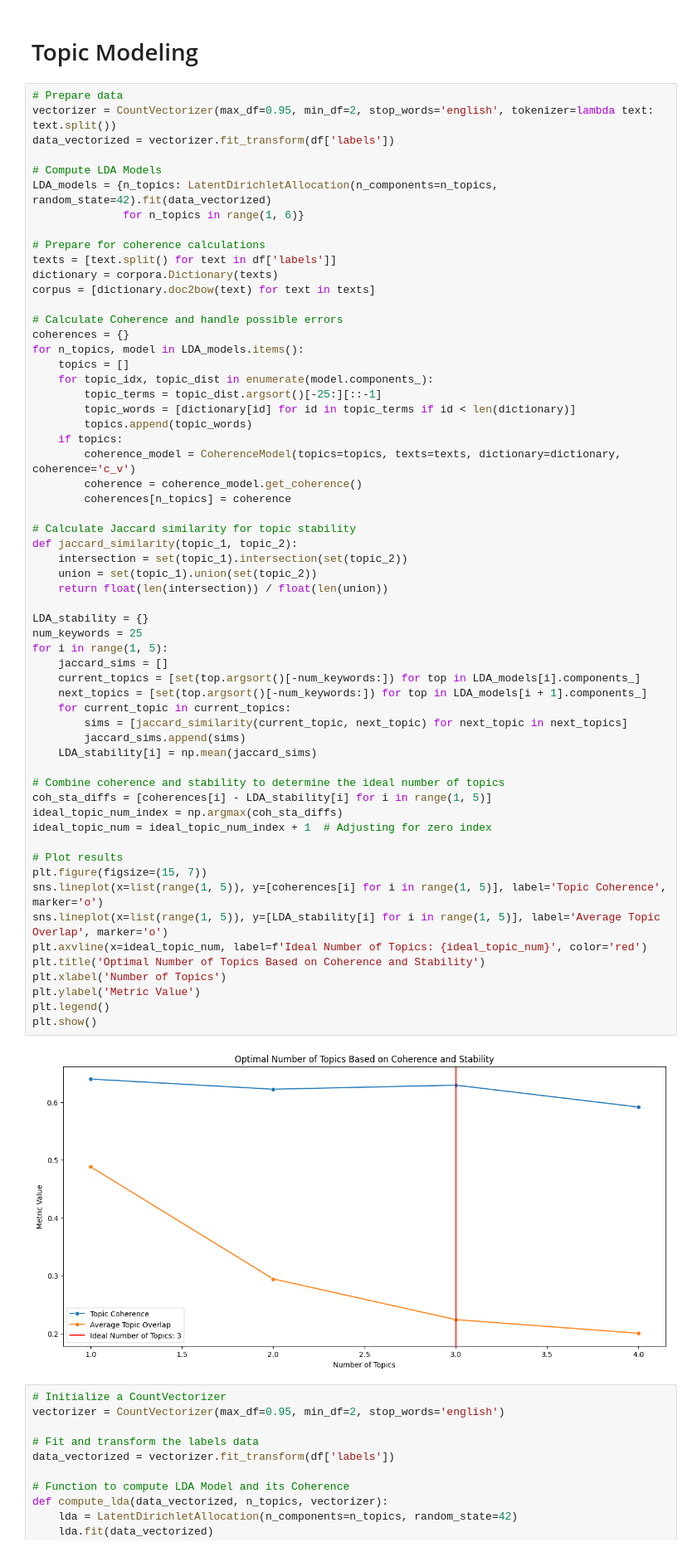
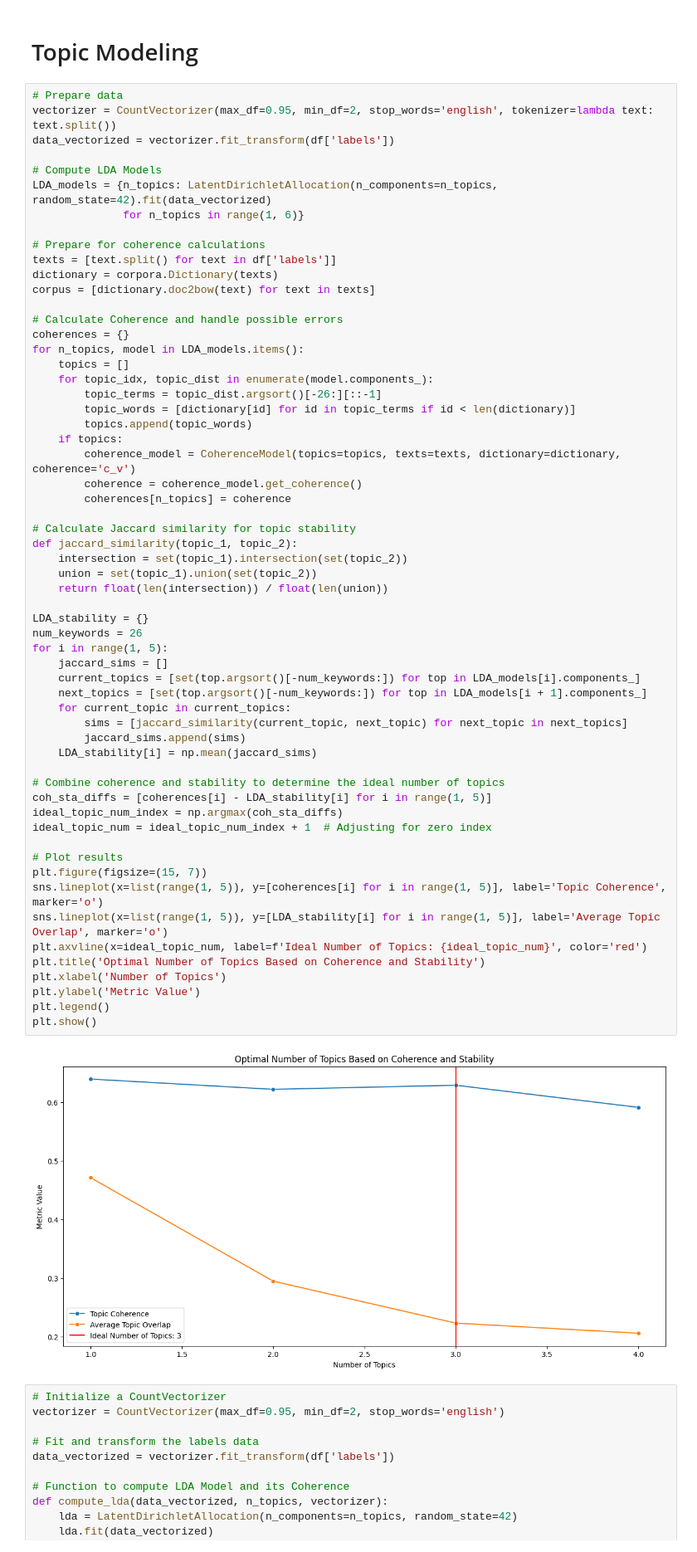
Before and after one commit to ItIsIvyLou/Social-Media-Analysis, a Jupyter notebook: Social_Media_Analysis_Project.ipynb, the cells around one changed output. Shown: that part at 83% size. Saved outputs shown, nothing was run; the diff lists cells and outputs as text.

```diff
--- a/Social_Media_Analysis_Project.ipynb
+++ b/Social_Media_Analysis_Project.ipynb
@@ -135,7 +135,7 @@ coherences = {}
 for n_topics, model in LDA_models.items():
     topics = []
     for topic_idx, topic_dist in enumerate(model.components_):
-        topic_terms = topic_dist.argsort()[-25:][::-1]
+        topic_terms = topic_dist.argsort()[-26:][::-1]
         topic_words = [dictionary[id] for id in topic_terms if id < len(dictionary)]
         topics.append(topic_words)
     if topics:
@@ -148,35 +148,35 @@ def jaccard_similarity(topic_1, topic_2):
     intersection = set(topic_1).intersection(set(topic_2))
     union = set(topic_1).union(set(topic_2))
     return float(len(intersection)) / float(len(union))
 
 LDA_stability = {}
-num_keywords = 25
+num_keywords = 26
 for i in range(1, 5):
     jaccard_sims = []
     current_topics = [set(top.argsort()[-num_keywords:]) for top in LDA_models[i].components_]
     next_topics = [set(top.argsort()[-num_keywords:]) for top in LDA_models[i + 1].components_]
     for current_topic in current_topics:
         sims = [jaccard_similarity(current_topic, next_topic) for next_topic in next_topics]
         jaccard_sims.append(sims)
     LDA_stability[i] = np.mean(jaccard_sims)
 
 # Combine coherence and stability to determine the ideal number of topics
 coh_sta_diffs = [coherences[i] - LDA_stability[i] for i in range(1, 5)]
 ideal_topic_num_index = np.argmax(coh_sta_diffs)
 ideal_topic_num = ideal_topic_num_index + 1  # Adjusting for zero index
 
 # Plot results
 plt.figure(figsize=(15, 7))
 sns.lineplot(x=list(range(1, 5)), y=[coherences[i] for i in range(1, 5)], label='Topic Coherence', marker='o')
 sns.lineplot(x=list(range(1, 5)), y=[LDA_stability[i] for i in range(1, 5)], label='Average Topic Overlap', marker='o')
 plt.axvline(x=ideal_topic_num, label=f'Ideal Number of Topics: {ideal_topic_num}', color='red')
 plt.title('Optimal Number of Topics Based on Coherence and Stability')
 plt.xlabel('Number of Topics')
 plt.ylabel('Metric Value')
 plt.legend()
 plt.show()
 # %% [output]
-[figure, old version]
+[figure, new version]
 # %%
 # Initialize a CountVectorizer
 vectorizer = CountVectorizer(max_df=0.95, min_df=2, stop_words='english')
```
